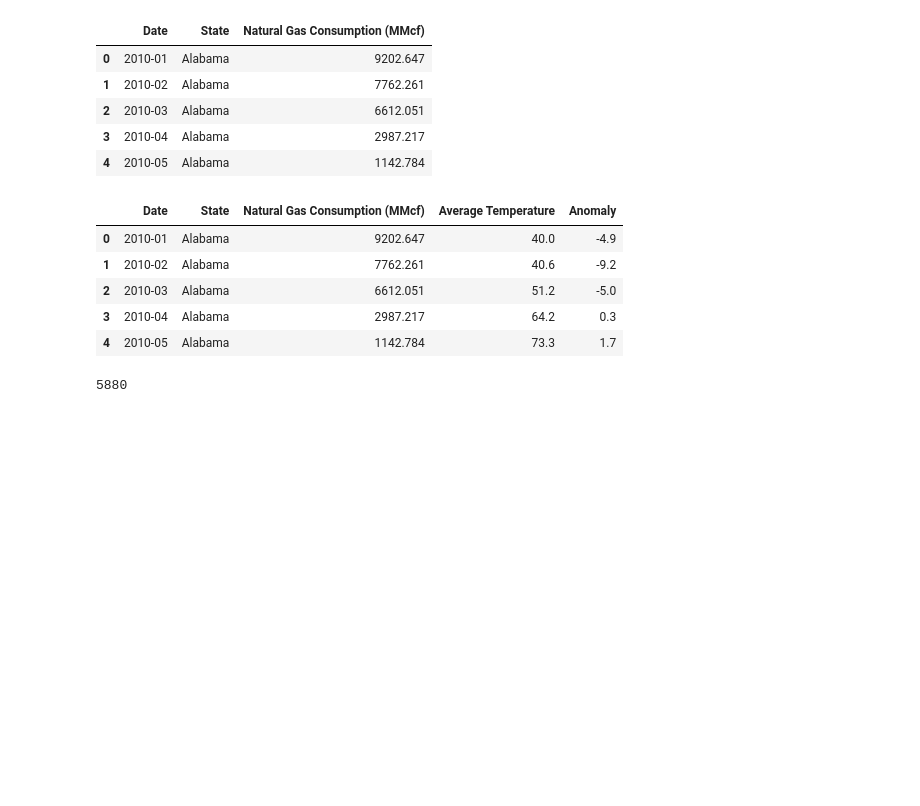
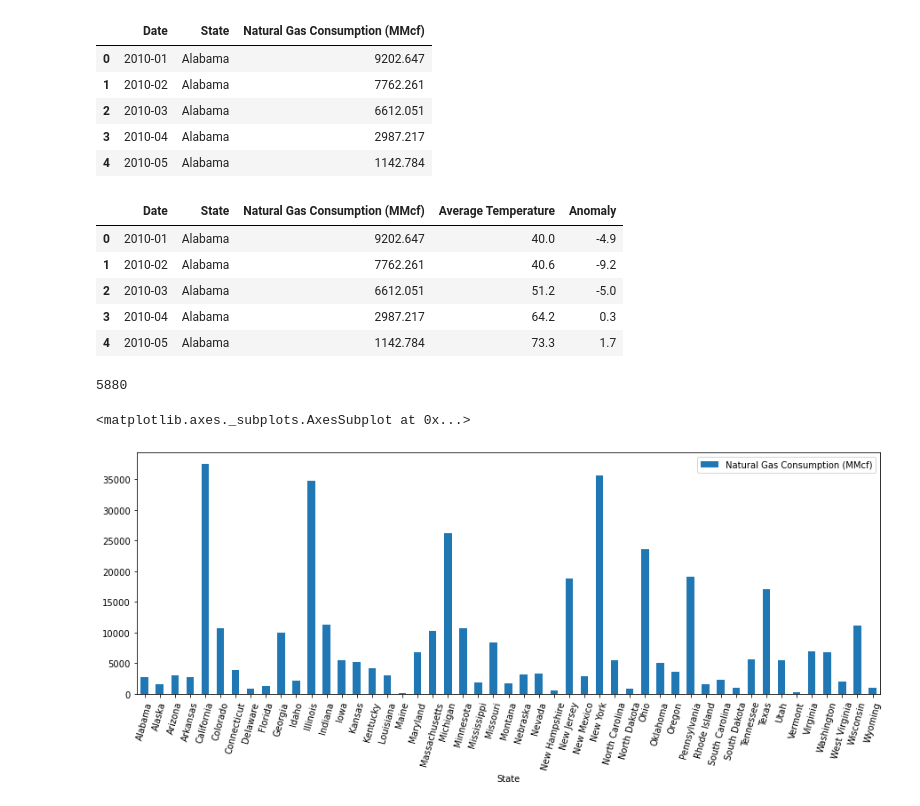
Before and after one commit to kcwf3d/databootcamp_Project_1, a Jupyter notebook: ma_pr1_data_clean.ipynb, the cells around one changed output. Cells and saved outputs as stored; diff of their text form; code cells hidden in the pictures; blank space fills up the shorter version.

```diff
--- a/ma_pr1_data_clean.ipynb
+++ b/ma_pr1_data_clean.ipynb
@@ -157,0 +160,5 @@ len(combined_df)
+# %%
+states_df.plot(kind='bar', y='Natural Gas Consumption (MMcf)', rot=75, figsize=(15, 5))
+# %% [output]
+<matplotlib.axes._subplots.AxesSubplot at 0x...>
+[figure, added]
```
Also changed, not shown: parts of 4 cells of this notebook, 3 other files.
